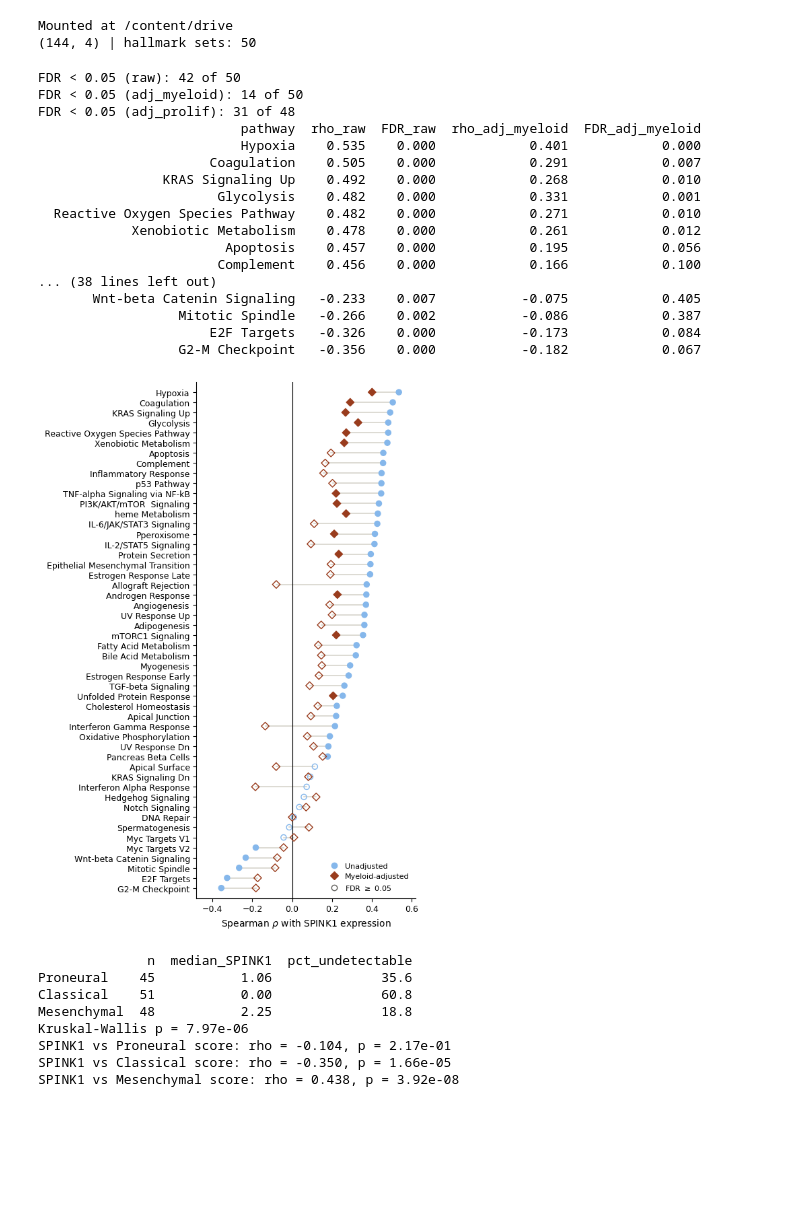
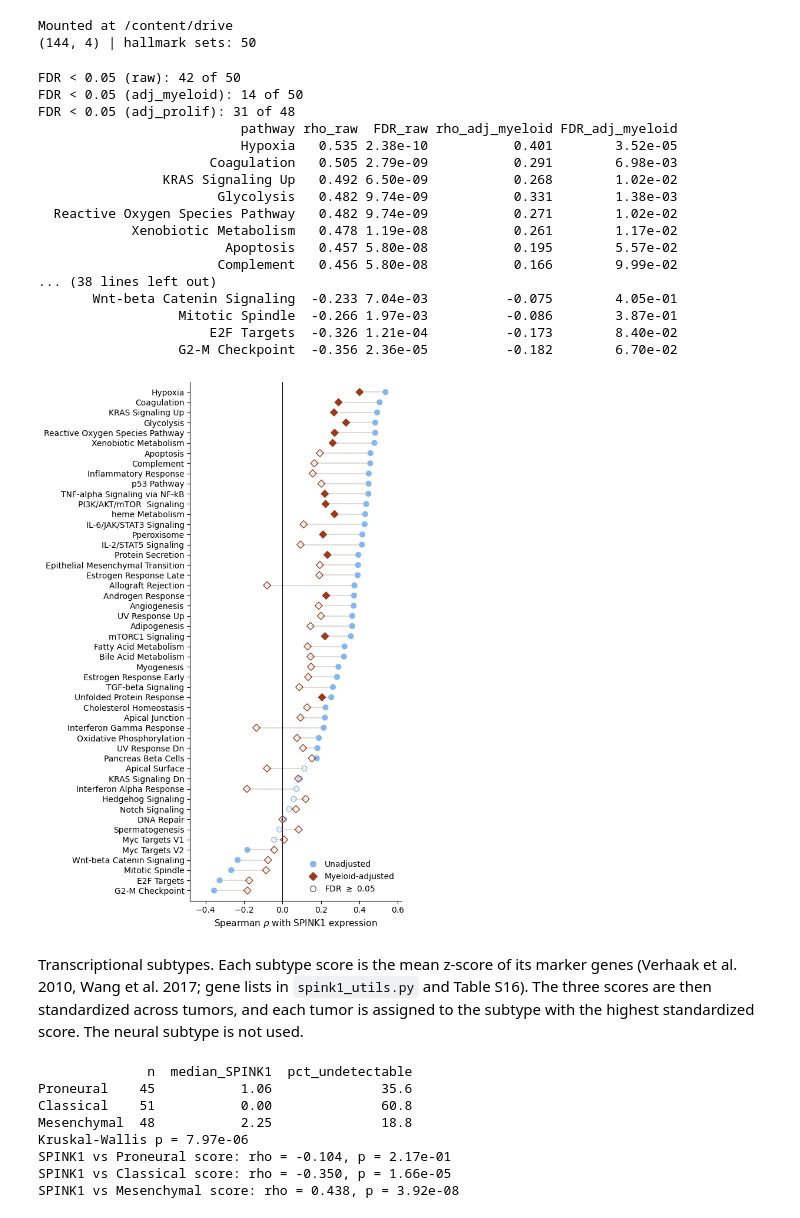
Before and after one commit to melissa-04/spink1-gbm-hypoxia, a Jupyter notebook: 04_pathway_adjustment.ipynb, the cells around one changed output. Cells and saved outputs as stored; diff of their text form; code cells hidden in the pictures; blank space fills up the shorter version.

Commit message:
Report small p-values in scientific notation in Tables S7 and S8, describe subtype assignment

```diff
--- a/04_pathway_adjustment.ipynb
+++ b/04_pathway_adjustment.ipynb
@@ -63,66 +63,70 @@ s6.to_csv(os.path.join(RESULTS, 'Table_S6_hallmark_pathway_scores.csv'), index=F
 
 for c in ['raw', 'adj_myeloid', 'adj_prolif']:
     print(f'FDR < 0.05 ({c}):', int((s6['FDR_' + c] < 0.05).sum()), 'of', int(s6['FDR_' + c].notna().sum()))
-print(s6[['pathway', 'rho_raw', 'FDR_raw', 'rho_adj_myeloid', 'FDR_adj_myeloid']].round(3).to_string(index=False))
+FMT = {'rho_raw': '{:.3f}'.format, 'FDR_raw': '{:.2e}'.format,
+       'rho_adj_myeloid': '{:.3f}'.format, 'FDR_adj_myeloid': '{:.2e}'.format}
+print(s6[['pathway', 'rho_raw', 'FDR_raw', 'rho_adj_myeloid', 'FDR_adj_myeloid']].to_string(index=False, formatters=FMT))
 # %% [output]
 FDR < 0.05 (raw): 42 of 50
 FDR < 0.05 (adj_myeloid): 14 of 50
 FDR < 0.05 (adj_prolif): 31 of 48
-                          pathway  rho_raw  FDR_raw  rho_adj_myeloid  FDR_adj_myeloid
-                          Hypoxia    0.535    0.000            0.401            0.000
-                      Coagulation    0.505    0.000            0.291            0.007
-                KRAS Signaling Up    0.492    0.000            0.268            0.010
-                       Glycolysis    0.482    0.000            0.331            0.001
-  Reactive Oxygen Species Pathway    0.482    0.000            0.271            0.010
-            Xenobiotic Metabolism    0.478    0.000            0.261            0.012
-                        Apoptosis    0.457    0.000            0.195            0.056
-                       Complement    0.456    0.000            0.166            0.100
+                          pathway rho_raw  FDR_raw rho_adj_myeloid FDR_adj_myeloid
+                          Hypoxia   0.535 2.38e-10           0.401        3.52e-05
+                      Coagulation   0.505 2.79e-09           0.291        6.98e-03
+                KRAS Signaling Up   0.492 6.50e-09           0.268        1.02e-02
+                       Glycolysis   0.482 9.74e-09           0.331        1.38e-03
+  Reactive Oxygen Species Pathway   0.482 9.74e-09           0.271        1.02e-02
+            Xenobiotic Metabolism   0.478 1.19e-08           0.261        1.17e-02
+                        Apoptosis   0.457 5.80e-08           0.195        5.57e-02
+                       Complement   0.456 5.80e-08           0.166        9.99e-02
 ... (38 lines left out)
-       Wnt-beta Catenin Signaling   -0.233    0.007           -0.075            0.405
-                  Mitotic Spindle   -0.266    0.002           -0.086            0.387
-                      E2F Targets   -0.326    0.000           -0.173            0.084
-                  G2-M Checkpoint   -0.356    0.000           -0.182            0.067
+       Wnt-beta Catenin Signaling  -0.233 7.04e-03          -0.075        4.05e-01
+                  Mitotic Spindle  -0.266 1.97e-03          -0.086        3.87e-01
+                      E2F Targets  -0.326 1.21e-04          -0.173        8.40e-02
+                  G2-M Checkpoint  -0.356 2.36e-05          -0.182        6.70e-02
 # %%
 import matplotlib.pyplot as plt
 from matplotlib.lines import Line2D
 
 plt.rcParams.update({'font.family': 'sans-serif', 'font.sans-serif': ['Arial', 'DejaVu Sans'],
-                     'font.size': 9, 'axes.labelsize': 10, 'axes.linewidth': 0.8,
+                     'font.size': 10, 'axes.labelsize': 11, 'axes.linewidth': 0.8,
                      'axes.spines.top': False, 'axes.spines.right': False,
                      'legend.frameon': False, 'pdf.fonttype': 42})
 C_RAW, C_ADJ = '#85B7EB', '#993C1D'
 
 d = s6.sort_values('rho_raw').reset_index(drop=True)
 y = np.arange(len(d))
 sig_raw, sig_adj = d['FDR_raw'] < 0.05, d['FDR_adj_myeloid'] < 0.05
 
-fig, ax = plt.subplots(figsize=(5.8, 8.4))
+fig, ax = plt.subplots(figsize=(6.4, 9.6))
 for i in y:
     ax.plot([d.at[i, 'rho_raw'], d.at[i, 'rho_adj_myeloid']], [i, i],
             color='#D3D1C7', lw=1.1, zorder=1)
-ax.scatter(d['rho_raw'], y, s=34, marker='o', zorder=3, linewidths=1.0,
+ax.scatter(d['rho_raw'], y, s=40, marker='o', zorder=3, linewidths=1.0,
            facecolors=np.where(sig_raw, C_RAW, 'none'), edgecolors=C_RAW)
-ax.scatter(d['rho_adj_myeloid'], y, s=34, marker='D', zorder=3, linewidths=1.0,
+ax.scatter(d['rho_adj_myeloid'], y, s=40, marker='D', zorder=3, linewidths=1.0,
            facecolors=np.where(sig_adj, C_ADJ, 'none'), edgecolors=C_ADJ)
 ax.axvline(0, color='black', lw=0.8, zorder=2)
 ax.set_yticks(y)
 ax.set_yticklabels(d['pathway'])
 ax.set_ylim(-1, len(d))
 ax.set_xlim(-0.48, 0.62)
 ax.set_xlabel('Spearman $\\rho$ with SPINK1 expression')
 ax.legend(handles=[
-    Line2D([], [], marker='o', ls='', mfc=C_RAW, mec=C_RAW, ms=6, label='Unadjusted'),
-    Line2D([], [], marker='D', ls='', mfc=C_ADJ, mec=C_ADJ, ms=6, label='Myeloid-adjusted'),
-    Line2D([], [], marker='o', ls='', mfc='none', mec='#5F5E5A', ms=6, label='FDR $\\geq$ 0.05')],
-    loc='lower right', fontsize=8, handletextpad=0.4)
+    Line2D([], [], marker='o', ls='', mfc=C_RAW, mec=C_RAW, ms=7, label='Unadjusted'),
+    Line2D([], [], marker='D', ls='', mfc=C_ADJ, mec=C_ADJ, ms=7, label='Myeloid-adjusted'),
+    Line2D([], [], marker='o', ls='', mfc='none', mec='#5F5E5A', ms=7, label='FDR $\\geq$ 0.05')],
+    loc='lower right', fontsize=10, handletextpad=0.4)
 fig.tight_layout()
 
 for ext in ['png', 'pdf']:
     fig.savefig(os.path.join(RESULTS, f'Figure_2_hallmark_pathway_landscape.{ext}'),
                 dpi=600, bbox_inches='tight')
 plt.show()
 # %% [output]
-[figure, old version]
+[figure, new version]
+# %% [markdown]
+Transcriptional subtypes. Each subtype score is the mean z-score of its marker genes (Verhaak et al. 2010, Wang et al. 2017; gene lists in `spink1_utils.py` and Table S16). The three scores are then standardized across tumors, and each tumor is assigned to the subtype with the highest standardized score. The neural subtype is not used.
 # %%
 SUBTYPES = list(SUBTYPE_PANELS)
 sub = pd.DataFrame({k: panel_score(L, genes) for k, genes in SUBTYPE_PANELS.items()})
```
Also changed, not shown: parts of 2 cells of this notebook.
